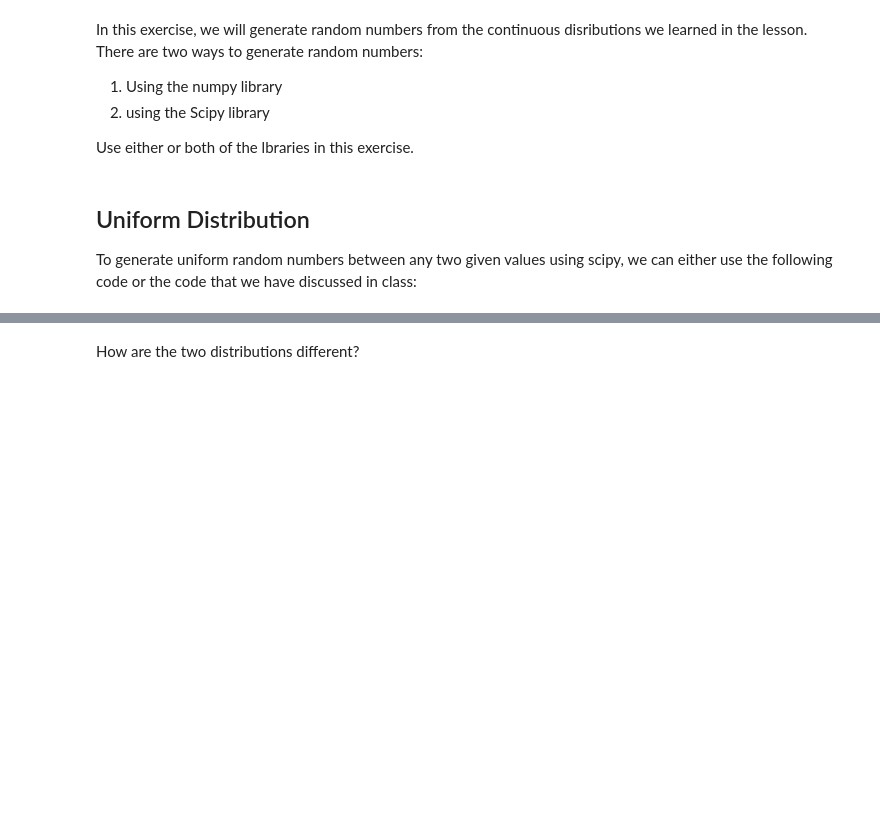
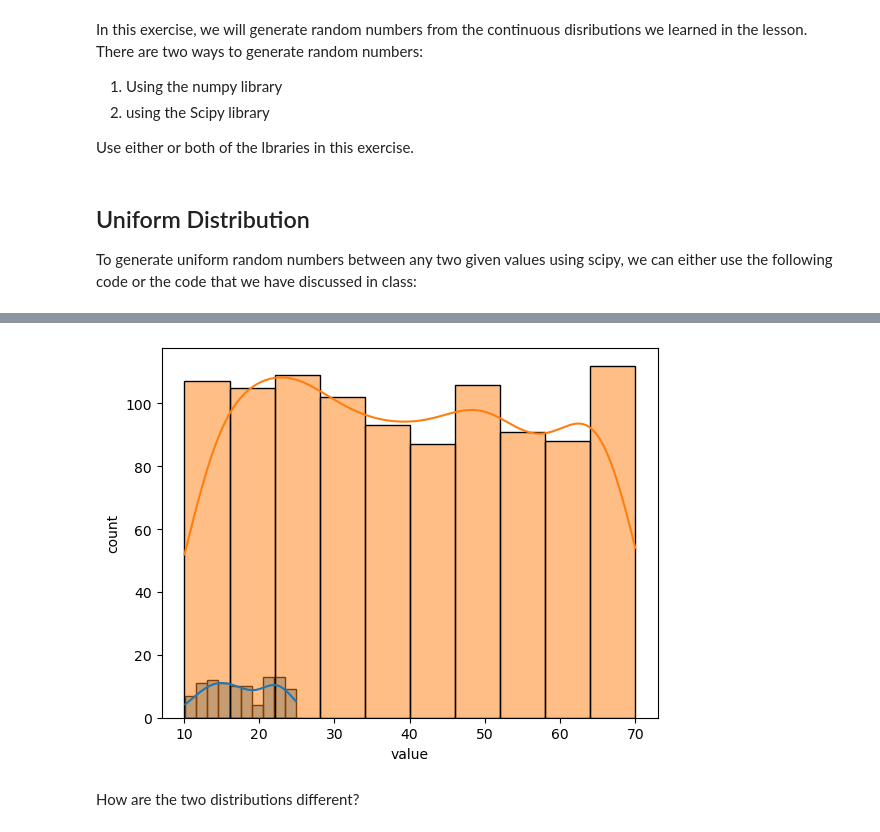
Before and after one commit to ironhack-labs/lab-continuous-probability-distributions-en, a Jupyter notebook: your-code/main.ipynb, the cells around one changed output, grey strips where cells are left out. Cells and saved outputs as stored; diff of their text form; code cells hidden in the pictures; blank space fills up the shorter version.

```diff
--- a/your-code/main.ipynb
+++ b/your-code/main.ipynb
@@ -53,2 +51,20 @@ Your output should look like below:
+# %%
+# your code here
+def return_uniform(bottom, ceiling, count):
+    ret = uniform.rvs(bottom, ceiling, size=count)
+    return ret
+# %%
+# your code here
+uniform_1 = return_uniform(10,15,100)
+uniform_2 = return_uniform(10,60,1000)
+# %%
+# your code here
+plt.xlabel("value")
+plt.ylabel("count")
+sns.histplot(x = uniform_1, bins=10, kde=True)
+sns.histplot(x = uniform_2, bins=10, kde=True)
+plt.show()
+# %% [output]
+[figure, added]
 # %% [markdown]
 How are the two distributions different?
```
Also changed, not shown: parts of 40 cells of this notebook.
